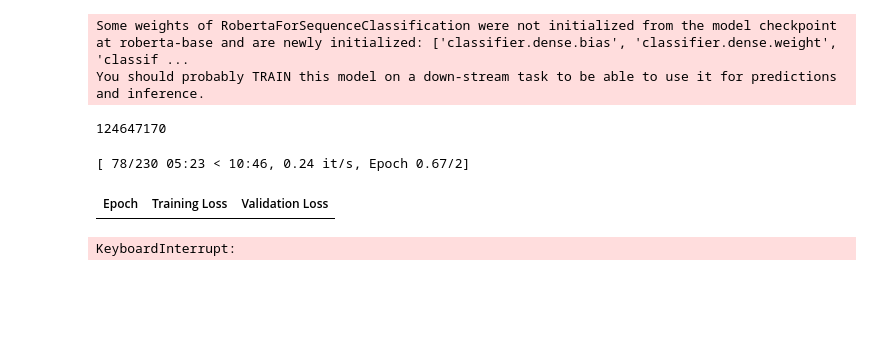
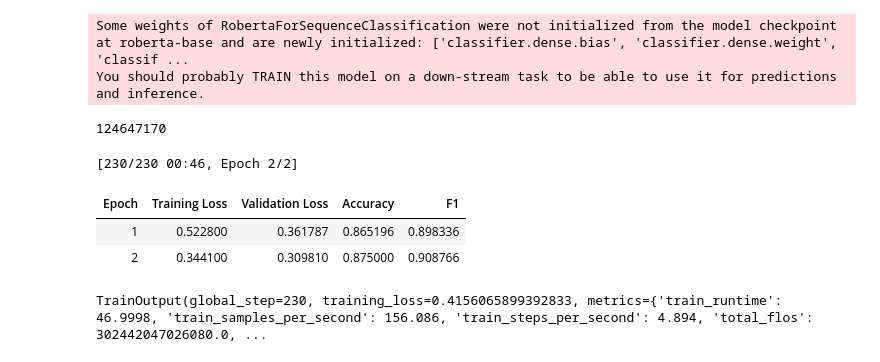
Before and after one commit to LBallen/Applied-GenerativeAI, a Jupyter notebook: Training LLMs/Fine-Tuning RoBERTa on Semantic Similarity.ipynb, the cells around one changed output. Cells and saved outputs as stored; diff of their text form; code cells hidden in the pictures; blank space fills up the shorter version.

```diff
--- a/Training LLMs/Fine-Tuning RoBERTa on Semantic Similarity.ipynb
+++ b/Training LLMs/Fine-Tuning RoBERTa on Semantic Similarity.ipynb
@@ -147,12 +141,13 @@ tokenizer.convert_tokens_to_string(tokenizer.convert_ids_to_tokens(example_input
 data_collator = DataCollatorWithPadding(tokenizer=tokenizer, padding="longest")
 # %%
 #from transformers import AutoModelForSequenceClassification, TrainingArguments, trainer
-
 model = AutoModelForSequenceClassification.from_pretrained(model_name_or_path, return_dict=True)
+device = torch.device("cuda" if torch.cuda.is_available() else "cpu")
+model.to(device)
 print(sum(p.numel() for p in model.parameters()))
 training_args = TrainingArguments(
     output_dir="./output",
-    learning_rate=1e-3,
+    learning_rate=3e-5,
     per_device_train_batch_size=32,
     per_device_eval_batch_size=32,
     num_train_epochs=2,
@@ -169,25 +164,24 @@ You should probably TRAIN this model on a down-stream task to be able to use it
 # %%
 from transformers import trainer
 def compute_metrics(eval_pred):
     logits, labels = eval_pred
     predictions = np.argmax(logits, axis=-1)
     return metric.compute(predictions = predictions, references = labels)
 
 trainer = Trainer(
     model=model,
     args=training_args,
     train_dataset=tokenized_datasets["train"],
     eval_dataset=tokenized_datasets["validation"],  # or "test" if you prefer
     tokenizer=tokenizer,
     data_collator=data_collator,
     compute_metrics= compute_metrics,
 )
 
 trainer.train()
-for log in trainer.state.log_history:
-    if "epoch" in log:
-        print(f"Epoch: {log['epoch']}, Train Loss: {log.get('loss')}, Val Loss: {log.get('eval_loss')}, Accuracy: {log.get('eval_accuracy')}, F1: {log.get('eval_f1')}")
 # %% [output]
-[ 78/230 05:23 < 10:46, 0.24 it/s, Epoch 0.67/2]
+[230/230 00:46, Epoch 2/2]
-| Epoch | Training Loss | Validation Loss |
+| Epoch | Training Loss | Validation Loss | Accuracy | F1 |
+| 1 | 0.522800 | 0.361787 | 0.865196 | 0.898336 |
+| 2 | 0.344100 | 0.309810 | 0.875000 | 0.908766 |
-KeyboardInterrupt:
+TrainOutput(global_step=230, training_loss=0.4156065899392833, metrics={'train_runtime': 46.9998, 'train_samples_per_second': 156.086, 'train_steps_per_second': 4.894, 'total_flos': 302442047026080.0, ...
```
Also changed, not shown: parts of 14 cells of this notebook, 1 other file.
